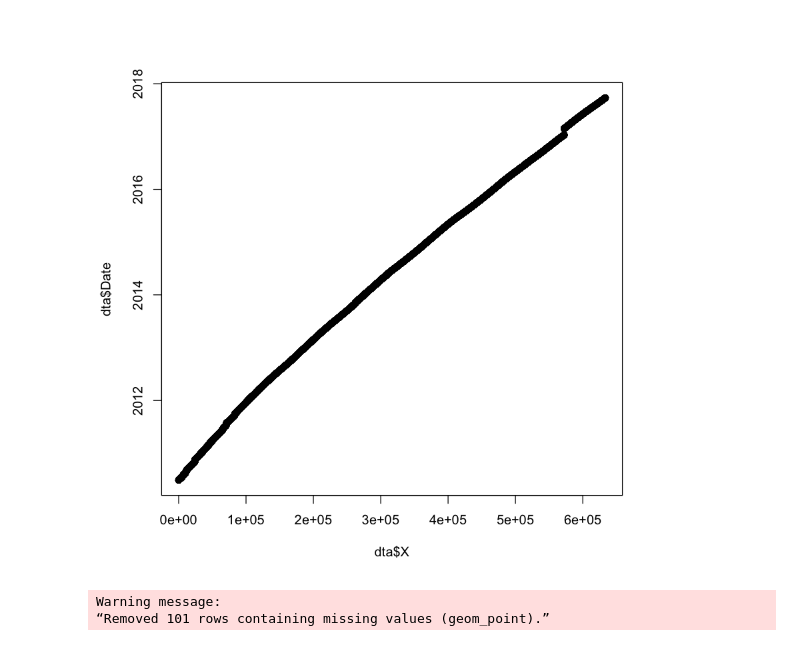
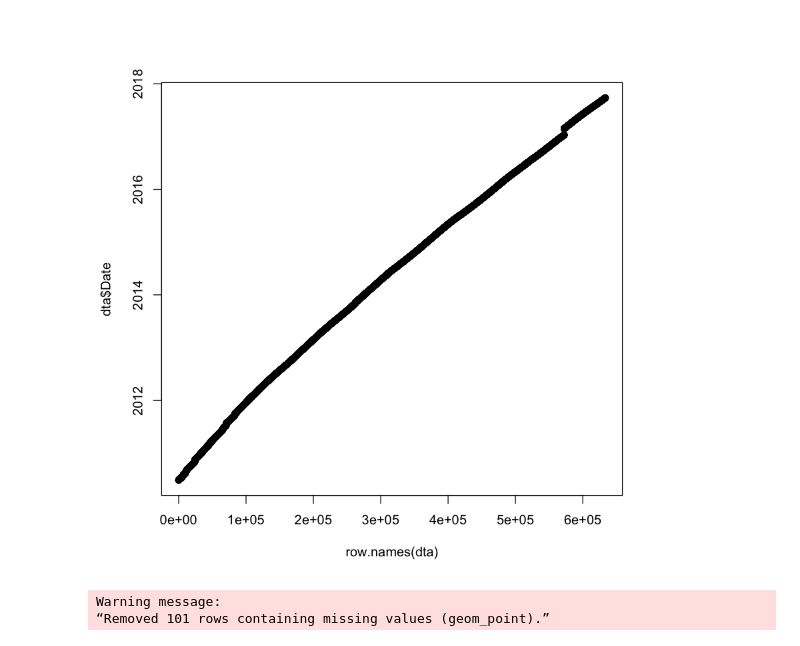
Before and after one commit to nickbuker/rapid_rescue_R, a Jupyter notebook: notebooks/b_visualize_data.ipynb, the cells around one changed output. Saved outputs shown, nothing was run; the diff lists cells and outputs as text; code cells hidden in the pictures.

```diff
--- a/notebooks/b_visualize_data.ipynb
+++ b/notebooks/b_visualize_data.ipynb
@@ -40,10 +40,10 @@ plot(x = dta$X, y = dta$Date)
 # %%
 # sort by Timestamp
 dta <- dta[order(dta$Timestamp),]
-dta$X <- seq(length=nrow(dta))
-plot(x = dta$X, y = dta$Date)
+row.names(dta) <- seq(length=nrow(dta))
+plot(x = row.names(dta), y = dta$Date)
 # %% [output]
-[figure, old version]
+[figure, new version]
 # %%
 ggplot(dta, aes(x=Longitude, y=Latitude)) +
 geom_point(alpha=0.02, size=0.1, color='red') +
```
Also changed, not shown: parts of 4 cells of this notebook, 2 other files.
